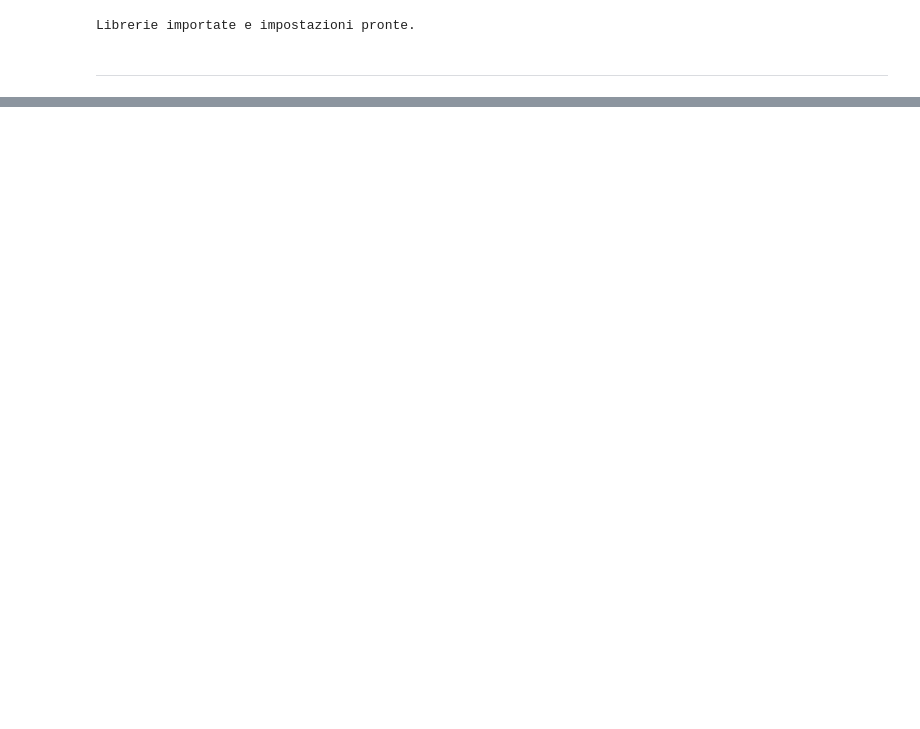
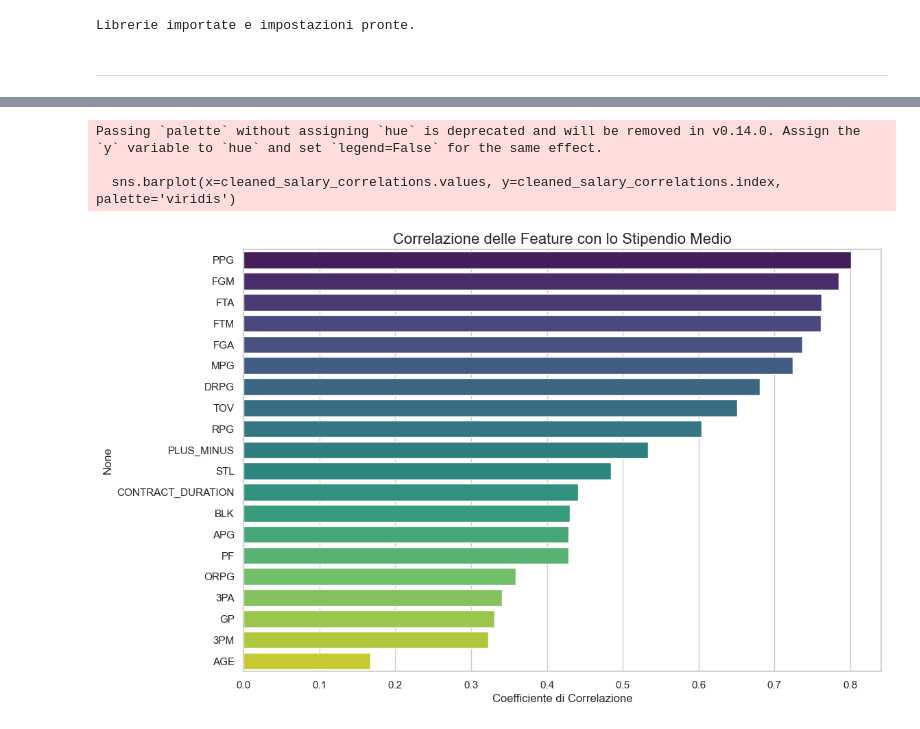
Before and after one commit to alessiobifulco/NBA-Salary-Prediction, a Jupyter notebook: notebook/project.ipynb, the cells around one changed output, grey strips where cells are left out. Saved outputs shown, nothing was run; the diff lists cells and outputs as text; code cells hidden in the pictures; blank space fills up the shorter version.

```diff
--- a/notebook/project.ipynb
+++ b/notebook/project.ipynb
@@ -841,0 +175,9 @@ plt.show()
+# %%
+final_df['SALARY_TIER'] = pd.qcut(final_df['AVGSALARY_NUM'], q=4, labels=['Low', 'Mid', 'High', 'Elite'])
+
+key_stats = ['AGE', 'GP', 'MPG', 'PPG', 'RPG', 'APG']
+
+summary_table = final_df.groupby('SALARY_TIER')[key_stats].agg(['mean', 'std'])
+
+print("Statistiche Medie dei Giocatori per Fascia di Stipendio:")
+display(summary_table.style.format("{:.1f}"))
@@ -841,0 +199,13 @@ plt.show()
+# %%
+final_df['TOTAL_SALARY_NUM'] = final_df['TOTAL_SALARY'].replace({'\$': '', ',': ''}, regex=True).astype(float)
+correlation_matrix = final_df.corr(numeric_only=True)
+salary_correlations = correlation_matrix['AVGSALARY_NUM'].sort_values(ascending=False)
+
+n_features = 10
+top_features_indices = salary_correlations.abs().nlargest(n_features).index
+top_corr_matrix = correlation_matrix.loc[top_features_indices, top_features_indices]
+
+plt.figure(figsize=(10, 8))
+sns.heatmap(top_corr_matrix, annot=True, cmap='coolwarm', fmt=".2f")
+plt.title(f'Heatmap delle Top {n_features} Feature Correlate', fontsize=16)
+plt.show()
@@ -841,0 +214,13 @@ plt.show()
+# %%
+cleaned_salary_correlations = salary_correlations.drop(['AVGSALARY_NUM', 'TOTAL_SALARY_NUM'])
+
+plt.figure(figsize=(12, 8))
+sns.barplot(x=cleaned_salary_correlations.values, y=cleaned_salary_correlations.index, palette='viridis')
+plt.title('Correlazione delle Feature con lo Stipendio Medio', fontsize=16)
+plt.xlabel('Coefficiente di Correlazione')
+plt.show()
+# %% [output]
+Passing `palette` without assigning `hue` is deprecated and will be removed in v0.14.0. Assign the `y` variable to `hue` and set `legend=False` for the same effect.
+
+  sns.barplot(x=cleaned_salary_correlations.values, y=cleaned_salary_correlations.index, palette='viridis')
+[figure, added]
```
Also changed, not shown: parts of 106 cells of this notebook, 4 other files.
